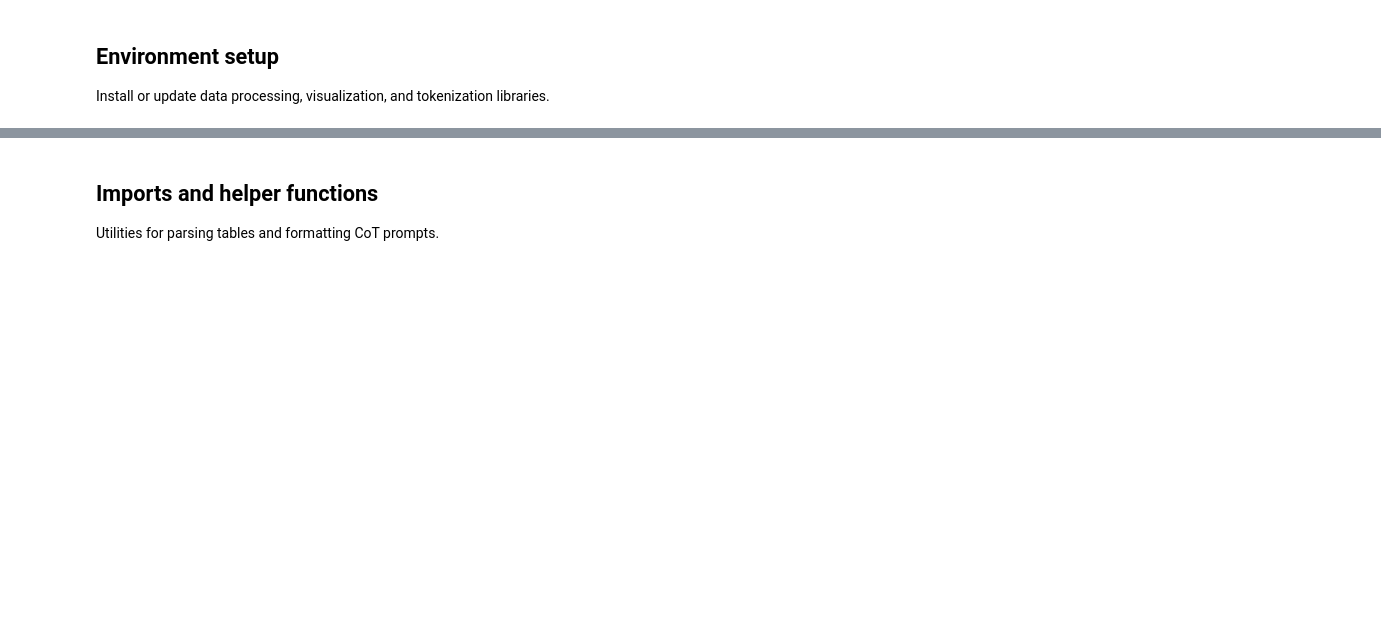
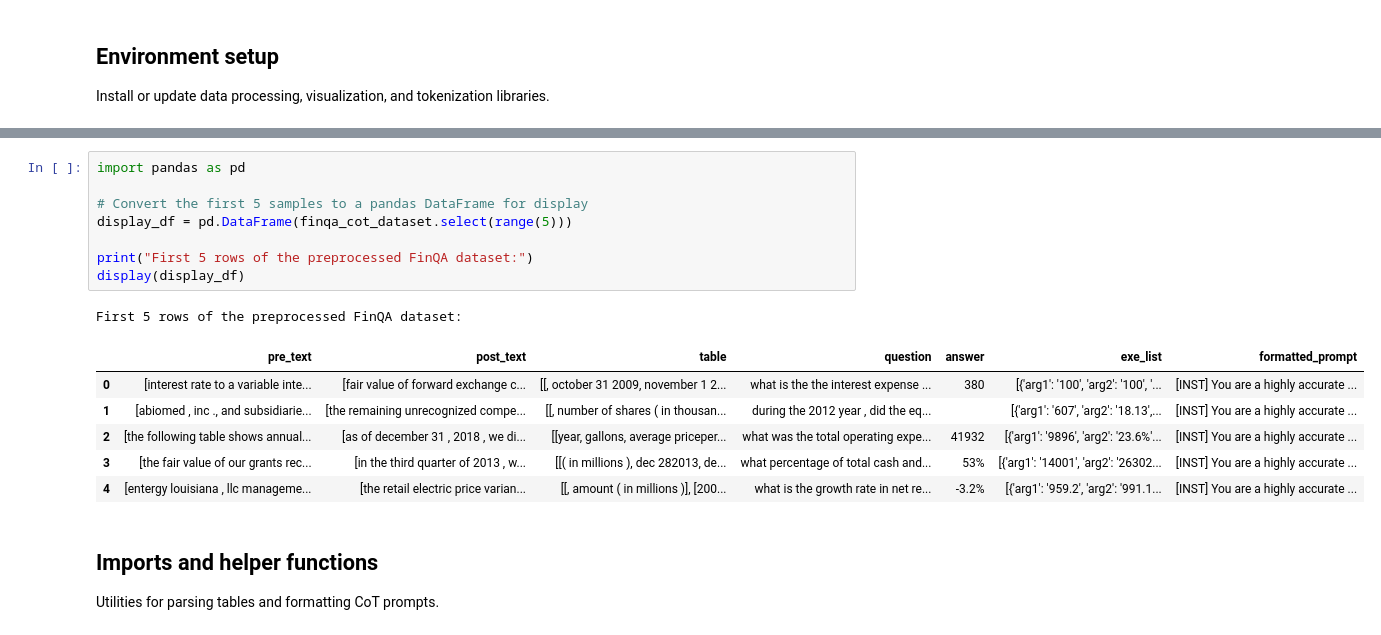
Before and after one commit to Uziii-man/FinGEO-SLM, a Jupyter notebook: 01_data_collection_and_preprocessing.ipynb, the cells around one changed output, grey strips where cells are left out. Drawn from its saved outputs; the diff is of its cells as text; blank space fills up the shorter version.

```diff
--- a/01_data_collection_and_preprocessing.ipynb
+++ b/01_data_collection_and_preprocessing.ipynb
@@ -52,3 +55,19 @@ def project_path(*parts):
+# %%
+import pandas as pd
+
+# Convert the first 5 samples to a pandas DataFrame for display
+display_df = pd.DataFrame(finqa_cot_dataset.select(range(5)))
+
+print("First 5 rows of the preprocessed FinQA dataset:")
+display(display_df)
+# %% [output]
+First 5 rows of the preprocessed FinQA dataset:
+|  | pre_text | post_text | table | question | answer | exe_list | formatted_prompt |
+| 0 | [interest rate to a variable inte... | [fair value of forward exchange c... | [[, october 31 2009, november 1 2... | what is the the interest expense ... | 380 | [{'arg1': '100', 'arg2': '100', '... | [INST] You are a highly accurate ... |
+| 1 | [abiomed , inc ., and subsidiarie... | [the remaining unrecognized compe... | [[, number of shares ( in thousan... | during the 2012 year , did the eq... |  | [{'arg1': '607', 'arg2': '18.13',... | [INST] You are a highly accurate ... |
+| 2 | [the following table shows annual... | [as of december 31 , 2018 , we di... | [[year, gallons, average priceper... | what was the total operating expe... | 41932 | [{'arg1': '9896', 'arg2': '23.6%'... | [INST] You are a highly accurate ... |
+| 3 | [the fair value of our grants rec... | [in the third quarter of 2013 , w... | [[( in millions ), dec 282013, de... | what percentage of total cash and... | 53% | [{'arg1': '14001', 'arg2': '26302... | [INST] You are a highly accurate ... |
+| 4 | [entergy louisiana , llc manageme... | [the retail electric price varian... | [[, amount ( in millions )], [200... | what is the growth rate in net re... | -3.2% | [{'arg1': '959.2', 'arg2': '991.1... | [INST] You are a highly accurate ... |
 # %% [markdown]
 ## Imports and helper functions
 Utilities for parsing tables and formatting CoT prompts.
```
Also changed, not shown: parts of 10 cells of this notebook.
